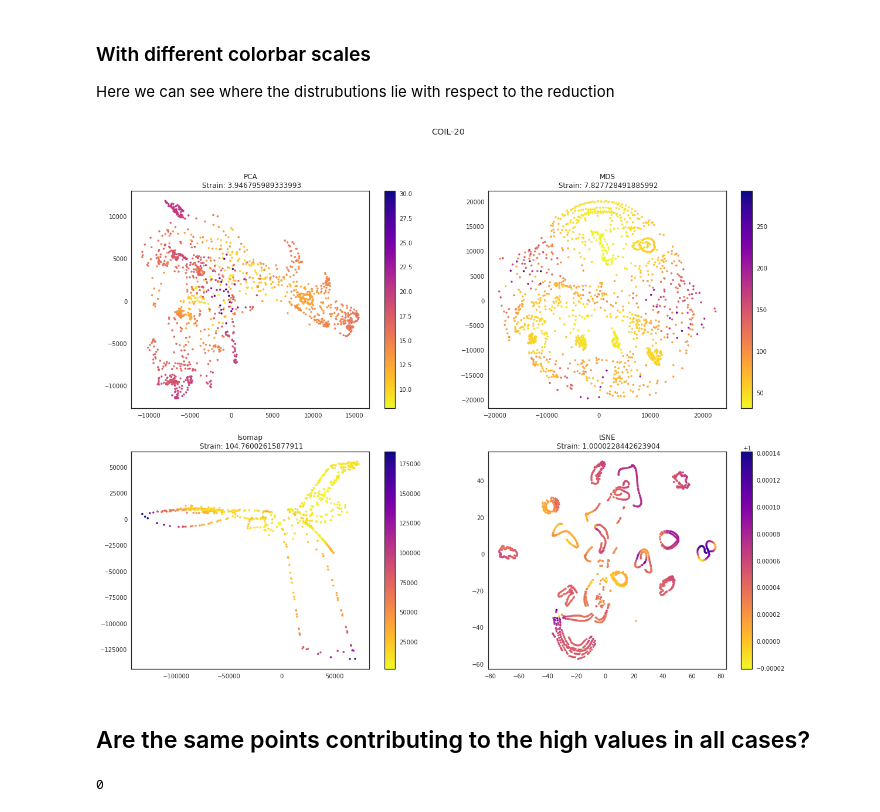
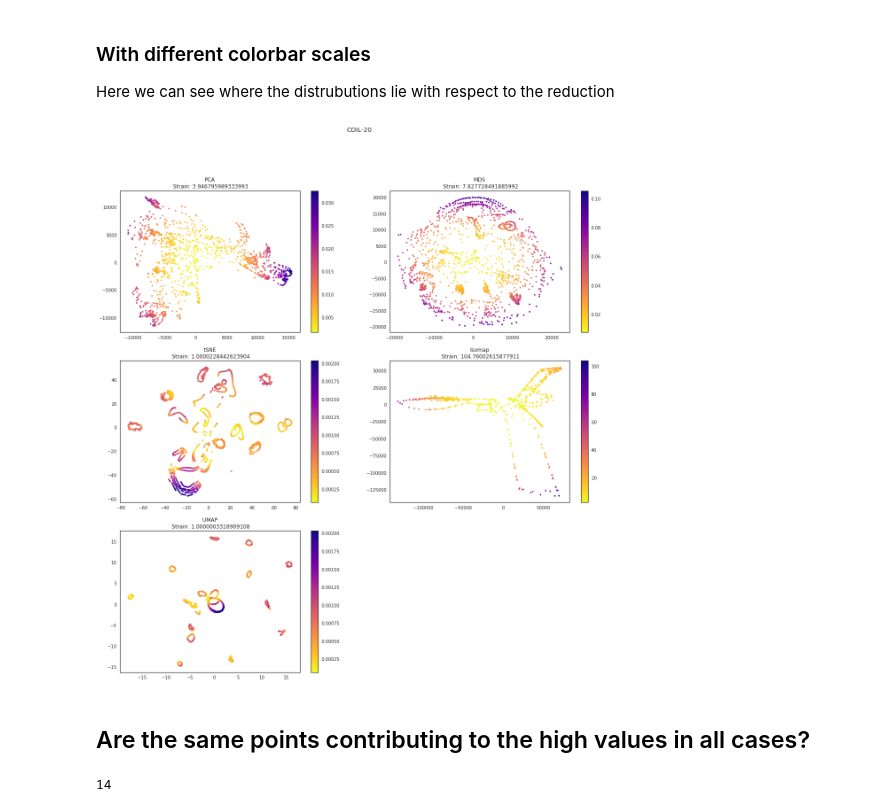
Before and after one commit to acwooding/dimension_reduction, a Jupyter notebook: notebooks/05-acw-analysis-first-run-COIL-20.ipynb, the cells around one changed output. Saved outputs shown, nothing was run; the diff lists cells and outputs as text; code cells hidden in the pictures.

```diff
--- a/notebooks/05-acw-analysis-first-run-COIL-20.ipynb
+++ b/notebooks/05-acw-analysis-first-run-COIL-20.ipynb
@@ -91,8 +94,10 @@ low_dimension = 2
 # %%
 algorithms = {'PCA' : PCA(n_components=low_dimension, svd_solver='arpack'),
               'MDS' : MDS(n_components=low_dimension, metric=True),
+              'tSNE' : TSNE(n_components=low_dimension),
               'Isomap' : Isomap(n_components=low_dimension),
-              'tSNE' : TSNE(n_components=low_dimension)}
+              'UMAP' : UMAP(n_components=low_dimension, metric=metric, random_state=random_state),
+             }
 # %% [markdown]
 The next step takes approximately
 * Small MNIST: 2 minutes
@@ -136,7 +145,7 @@ for k, v in low_data.items():
     data.append(v)
     titles.append(k)
 # %%
-sns.set(style='white', rc={'figure.figsize':(20,15)})
+sns.set(style='white', rc={'figure.figsize':(20,20)})
 two_dim_multiplot(data, labels_list, titles, ncols=2, cmap="tab20", s=10, share_cbar=False)
 plt.suptitle(dataset_name);
 # %% [output]
@@ -195,7 +217,7 @@ for k, v in low_data.items():
     titles.append(f"{k}\n {score}: {total_score[k]}")
     labels_list.append(point_score[k])
 # %%
-sns.set(style='white', rc={'figure.figsize':(20,15)})
+sns.set(style='white', rc={'figure.figsize':(20,20)})
 
 two_dim_multiplot(data, labels_list, titles, ncols=2, cmap="plasma_r", s=10, share_cbar=True)
 plt.suptitle(dataset_name);
@@ -237,12 +259,12 @@ plt.suptitle(f"Point {score.lower()} distributions on {dataset_name}");
 
 Here we can see where the distrubutions lie with respect to the reduction
 # %%
-sns.set(style='white', rc={'figure.figsize':(20,15)})
+sns.set(style='white', rc={'figure.figsize':(20,20)})
 
 two_dim_multiplot(data, labels_list, titles, ncols=2, cmap="plasma_r", s=10, share_cbar=False)
 plt.suptitle(dataset_name);
 # %% [output]
-[figure, old version]
+[figure, new version]
 # %% [markdown]
 ## Are the same points contributing to the high values in all cases?
 # %%
@@ -259,7 +281,7 @@ for name, worst_points in worst_scoring_points.items():
 shared_points_idx = list(shared_points_idx)
 len(shared_points_idx)
 # %% [output]
-0
+14
 # %%
 point_score_df.iloc[shared_points_idx]
 # %% [output]
```
Also changed, not shown: parts of 21 cells of this notebook.
